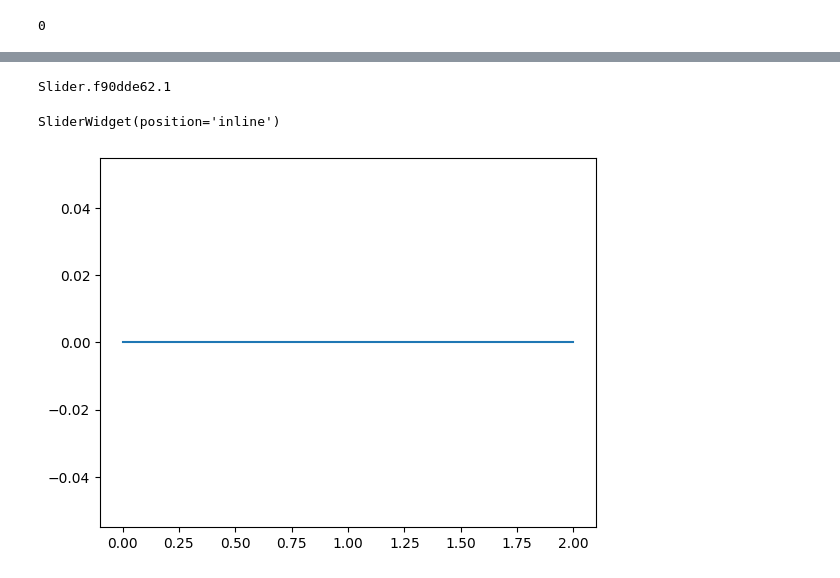
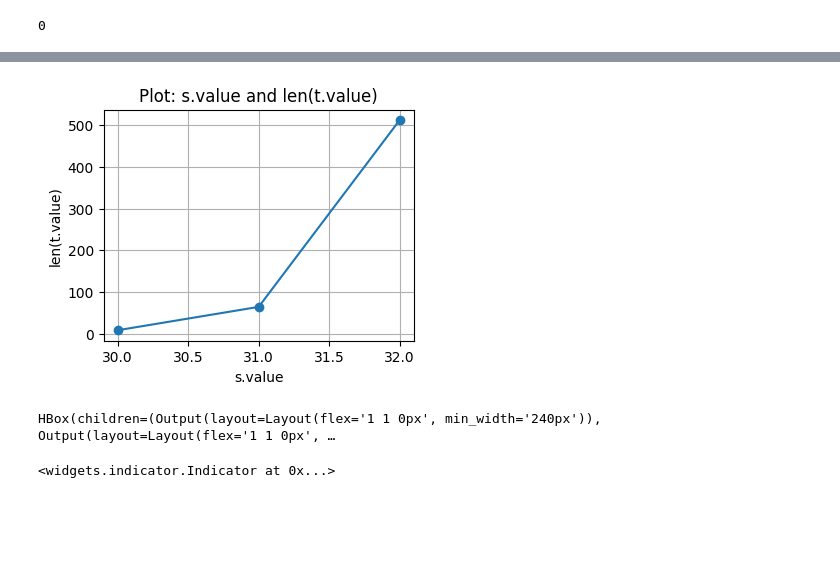
Before and after one commit to mljar/mercury-extension, a Jupyter notebook: text.ipynb, the cells around one changed output, grey strips where cells are left out. Drawn from its saved outputs; the diff is of its cells as text; code cells hidden in the pictures; blank space fills up the shorter version.

```diff
--- a/text.ipynb
+++ b/text.ipynb
@@ -48,0 +13,2 @@ Text(value='')
+# %%
+t = TextInput(label="aaaa")
@@ -53,5 +20,0 @@ text2.value
-# %%
-s2 = Slider(position='inline')
-# %% [output]
-Slider.f90dde62.1
-SliderWidget(position='inline')
@@ -61 +21,6 @@ if s2.value > 10:
+# %%
+# Define x, y, y2 based on s and t widgets
+x = [s.value, s.value + 1, s.value + 2]
+y = [len(t.value), len(t.value) ** 2, len(t.value) ** 3]
+y2 = [v**2 for v in x]
 # %%
@@ -63,4 +29,37 @@ from matplotlib import pyplot as plt
-# %%
-_ = plt.plot([s2.value, s.value, s2.value])
-# %% [output]
-[figure, removed]
+# %%
+plt.figure(figsize=(4,3))
+plt.plot(x, y, marker='o')
+plt.title('Plot: s.value and len(t.value)')
+plt.xlabel('s.value')
+plt.ylabel('len(t.value)')
+plt.grid(True)
+plt.show()
+# %% [output]
+[figure, added]
+# %%
+
+
+# Use Columns to create two side-by-side outputs
+out1, out2 = Columns(2)
+
+with out1:
+    out1.clear_output(wait=True)
+    plt.figure(figsize=(4,3))
+    plt.plot(x, y, marker='o')
+    plt.title('Plot: s.value and len(t.value)')
+    plt.xlabel('s.value')
+    plt.ylabel('len(t.value)')
+    plt.grid(True)
+    plt.show()
+
+with out2:
+    out2.clear_output(wait=True)
+    plt.figure(figsize=(4,3))
+    plt.plot(x, y2, marker='o', color='orange')
+    plt.title('Plot: s.value and (s.value)^2')
+    plt.xlabel('s.value')
+    plt.ylabel('y = (s.value)^2')
+    plt.grid(True)
+    plt.show()
+# %% [output]
+HBox(children=(Output(layout=Layout(flex='1 1 0px', min_width='240px')), Output(layout=Layout(flex='1 1 0px', …
@@ -66,0 +68,6 @@ _ = plt.plot([s2.value, s.value, s2.value])
+# %%
+Indicator([
+    Indicator(s.value, t.value or "asdfasdf", -12),
+    Indicator(len(t.value), "tests", -12)])
+# %% [output]
+<widgets.indicator.Indicator at 0x...>
```
Also changed, not shown: parts of 16 cells of this notebook, 50 other files.
